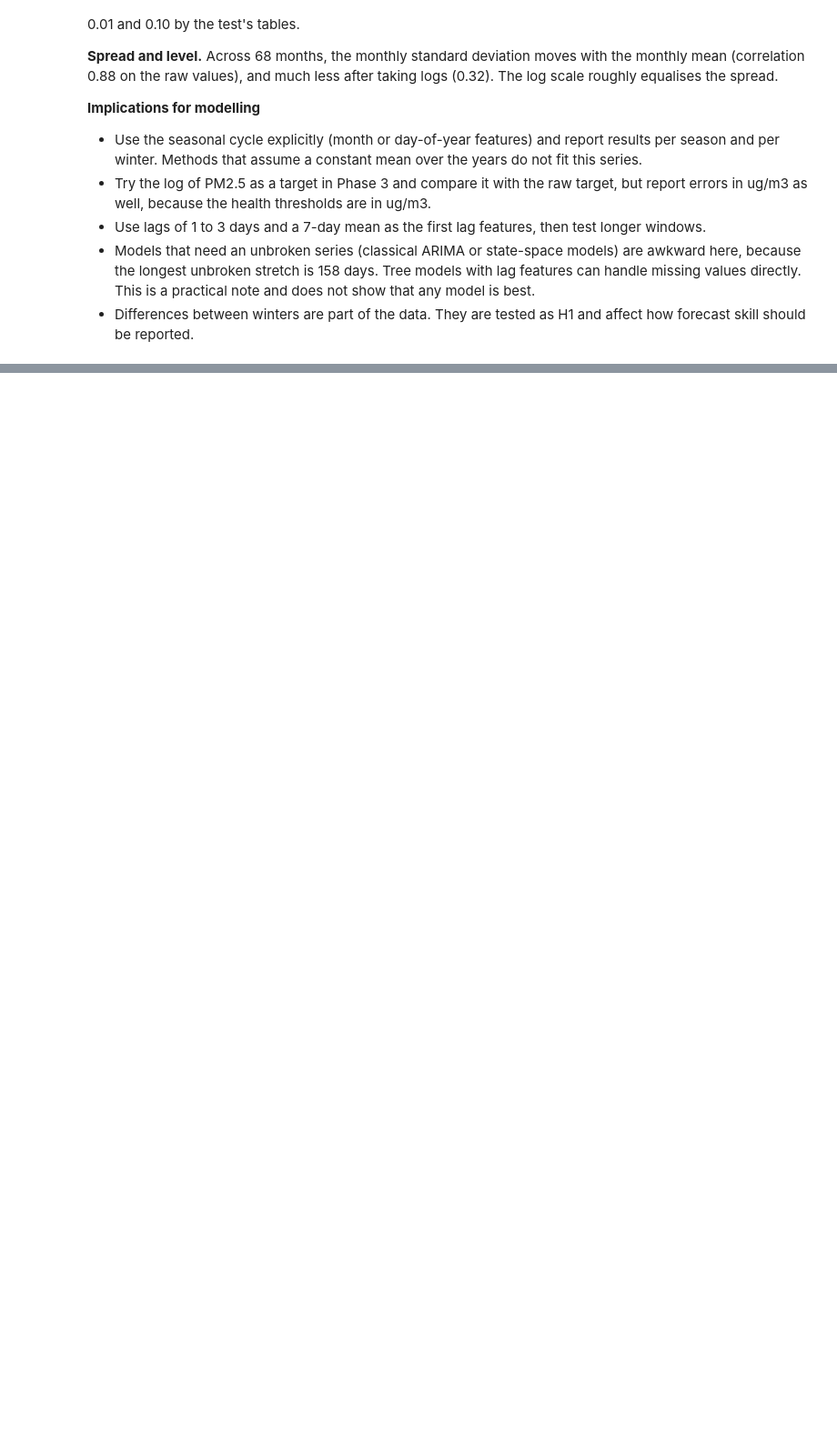
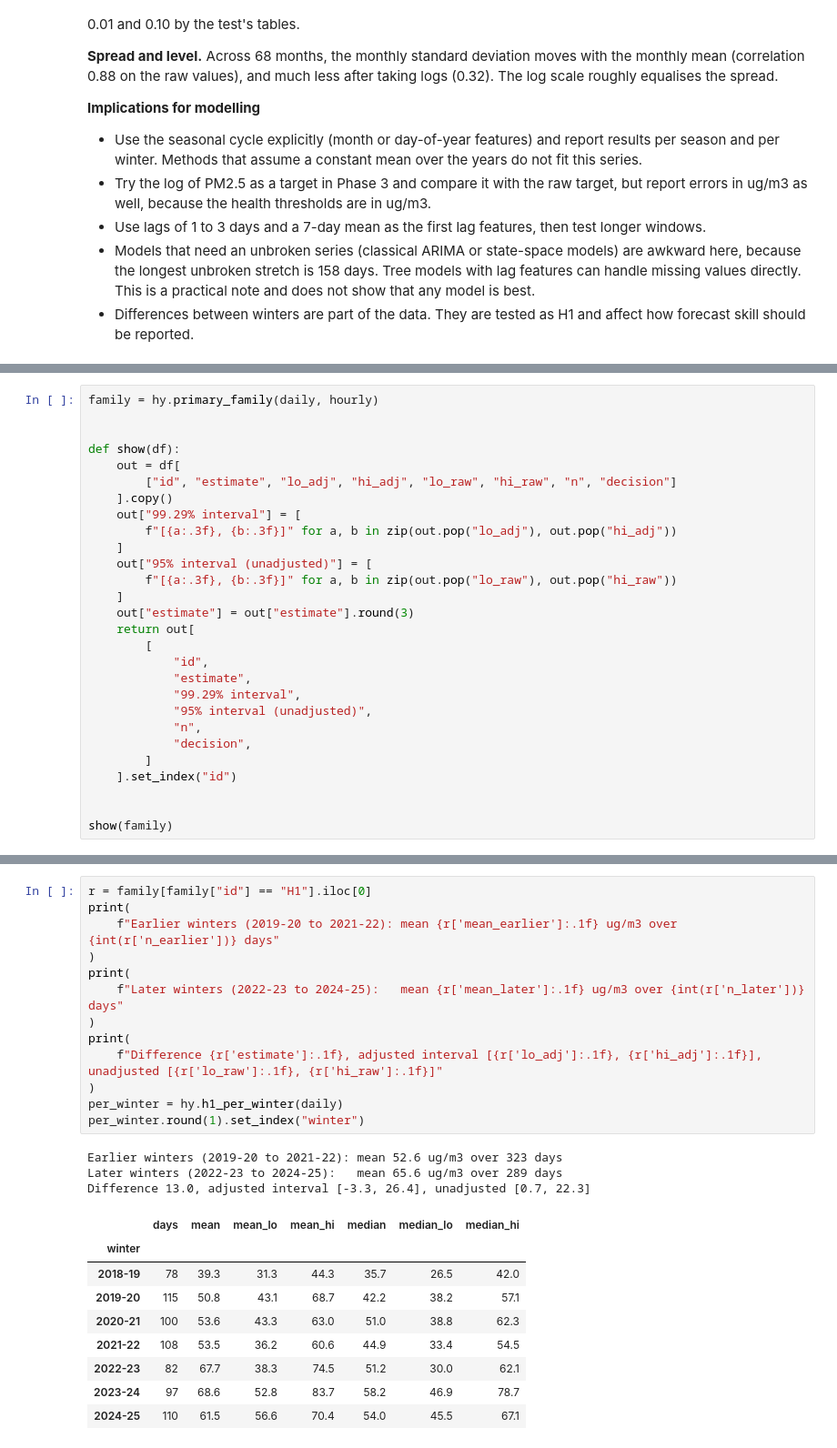
Before and after one commit to jushkinbekrashidovich/Aeron, a Jupyter notebook: notebooks/04_statistical_analysis.ipynb, the cells around one changed output, grey strips where cells are left out. Shown at 91% size. Saved outputs shown, nothing was run; the diff lists cells and outputs as text; blank space fills up the shorter version.

```diff
--- a/notebooks/04_statistical_analysis.ipynb
+++ b/notebooks/04_statistical_analysis.ipynb
@@ -311,0 +346,28 @@ Not run. They wait for the review of `docs/research/hypotheses.md`. Once the hyp
+# %%
+family = hy.primary_family(daily, hourly)
+
+
+def show(df):
+    out = df[
+        ["id", "estimate", "lo_adj", "hi_adj", "lo_raw", "hi_raw", "n", "decision"]
+    ].copy()
+    out["99.29% interval"] = [
+        f"[{a:.3f}, {b:.3f}]" for a, b in zip(out.pop("lo_adj"), out.pop("hi_adj"))
+    ]
+    out["95% interval (unadjusted)"] = [
+        f"[{a:.3f}, {b:.3f}]" for a, b in zip(out.pop("lo_raw"), out.pop("hi_raw"))
+    ]
+    out["estimate"] = out["estimate"].round(3)
+    return out[
+        [
+            "id",
+            "estimate",
+            "99.29% interval",
+            "95% interval (unadjusted)",
+            "n",
+            "decision",
+        ]
+    ].set_index("id")
+
+
+show(family)
@@ -311,0 +425,26 @@ Not run. They wait for the review of `docs/research/hypotheses.md`. Once the hyp
+# %%
+r = family[family["id"] == "H1"].iloc[0]
+print(
+    f"Earlier winters (2019-20 to 2021-22): mean {r['mean_earlier']:.1f} ug/m3 over {int(r['n_earlier'])} days"
+)
+print(
+    f"Later winters (2022-23 to 2024-25):   mean {r['mean_later']:.1f} ug/m3 over {int(r['n_later'])} days"
+)
+print(
+    f"Difference {r['estimate']:.1f}, adjusted interval [{r['lo_adj']:.1f}, {r['hi_adj']:.1f}], unadjusted [{r['lo_raw']:.1f}, {r['hi_raw']:.1f}]"
+)
+per_winter = hy.h1_per_winter(daily)
+per_winter.round(1).set_index("winter")
+# %% [output]
+Earlier winters (2019-20 to 2021-22): mean 52.6 ug/m3 over 323 days
+Later winters (2022-23 to 2024-25):   mean 65.6 ug/m3 over 289 days
+Difference 13.0, adjusted interval [-3.3, 26.4], unadjusted [0.7, 22.3]
+|  | days | mean | mean_lo | mean_hi | median | median_lo | median_hi |
+| winter |  |  |  |  |  |  |  |
+| 2018-19 | 78 | 39.3 | 31.3 | 44.3 | 35.7 | 26.5 | 42.0 |
+| 2019-20 | 115 | 50.8 | 43.1 | 68.7 | 42.2 | 38.2 | 57.1 |
+| 2020-21 | 100 | 53.6 | 43.3 | 63.0 | 51.0 | 38.8 | 62.3 |
+| 2021-22 | 108 | 53.5 | 36.2 | 60.6 | 44.9 | 33.4 | 54.5 |
+| 2022-23 | 82 | 67.7 | 38.3 | 74.5 | 51.2 | 30.0 | 62.1 |
+| 2023-24 | 97 | 68.6 | 52.8 | 83.7 | 58.2 | 46.9 | 78.7 |
+| 2024-25 | 110 | 61.5 | 56.6 | 70.4 | 54.0 | 45.5 | 67.1 |
```
Also changed, not shown: parts of 31 cells of this notebook, 8 other files.
